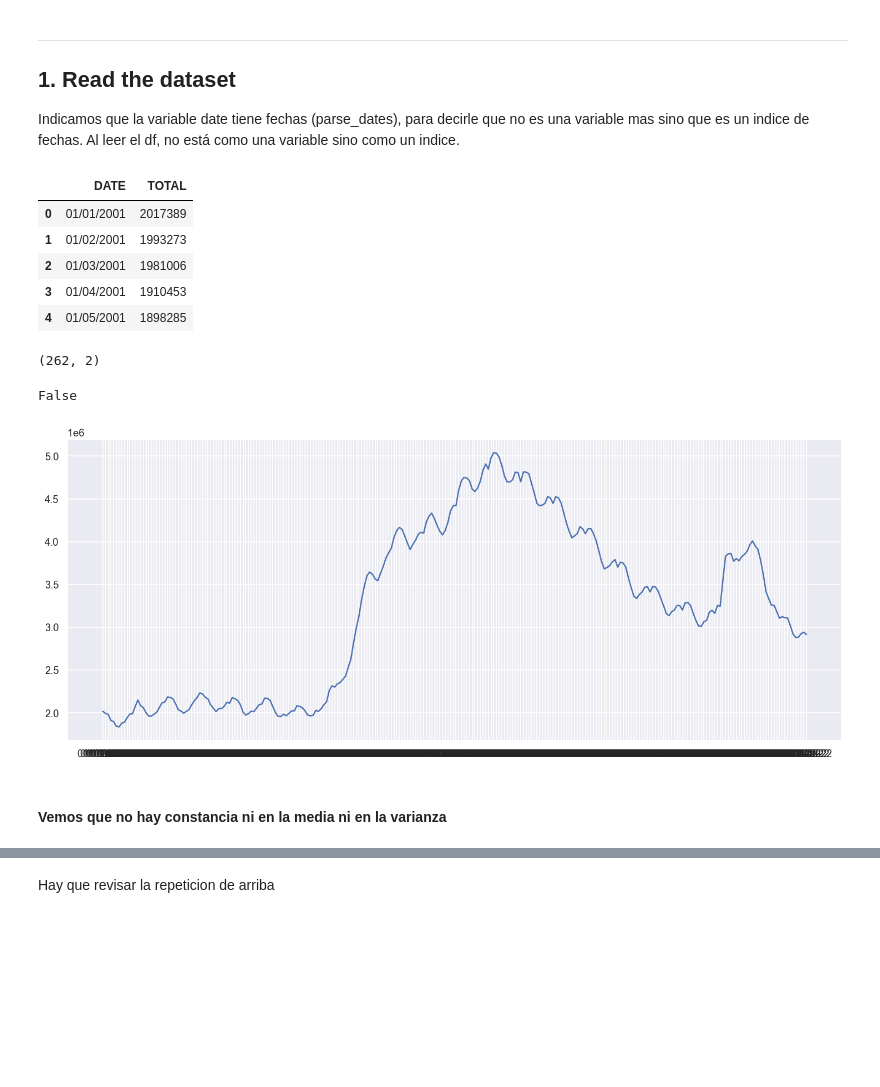
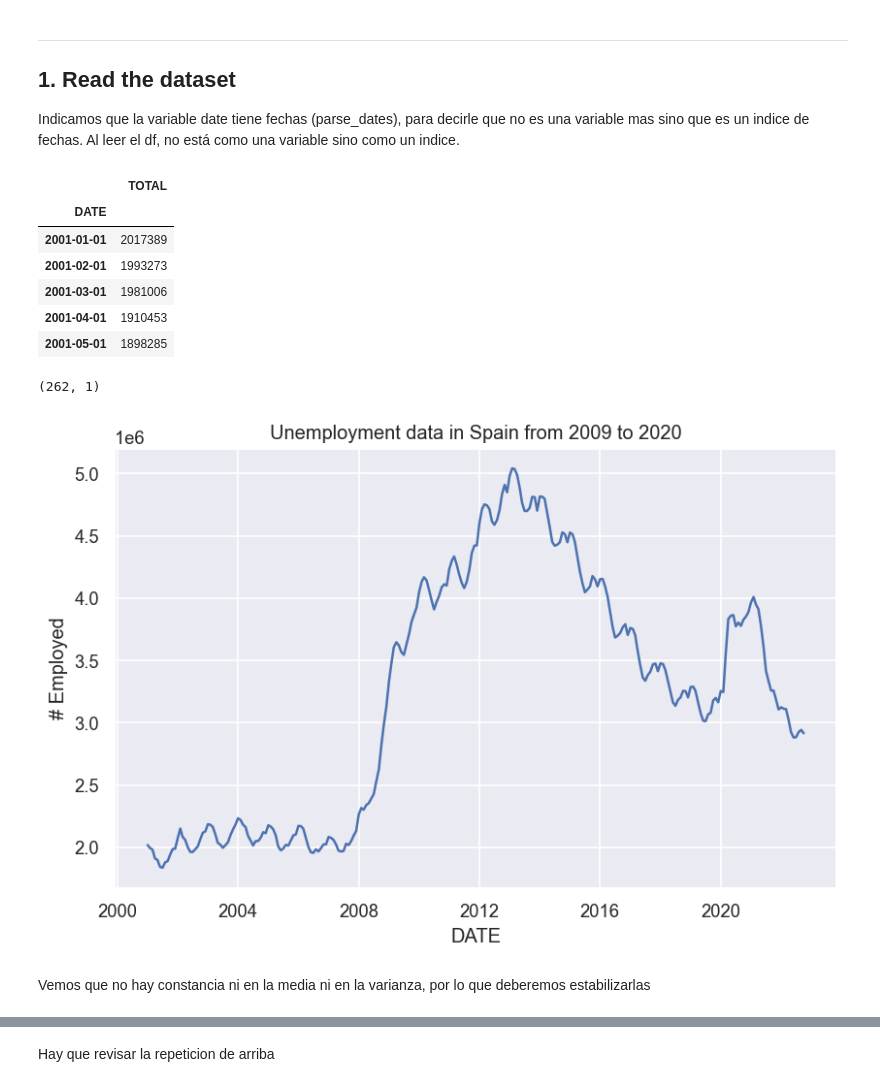
Before and after one commit to MartaSimon/ML_A2, a Jupyter notebook: scriptMarta.ipynb, the cells around one changed output, grey strips where cells are left out. Drawn from its saved outputs; the diff is of its cells as text; code cells hidden in the pictures; blank space fills up the shorter version.

Commit message:
Varianza bien estabilizada. DF con fechas parseadas. Revisar plot de analisis de residuos

```diff
--- a/scriptMarta.ipynb
+++ b/scriptMarta.ipynb
@@ -54,31 +54,32 @@ torch installation could not be found, only numpy activation functions allowed
 Indicamos que la variable date tiene fechas (parse_dates), para decirle que no es una variable mas sino que es un indice de fechas. Al leer el df, no está como una variable sino como un indice.
 # %%
 # Import data
-df = pd.read_csv('UnemploymentSpain.dat',sep='\t')
+dateparse = lambda x :datetime.strptime(x ,"%d/%m/%Y")
+
+df = pd.read_csv('UnemploymentSpain.dat',sep='\t', parse_dates=['DATE'], dayfirst=True, date_parser=dateparse, index_col='DATE')
+
 df.head()
 # %% [output]
-|  | DATE | TOTAL |
-| 0 | 01/01/2001 | 2017389 |
-| 1 | 01/02/2001 | 1993273 |
-| 2 | 01/03/2001 | 1981006 |
-| 3 | 01/04/2001 | 1910453 |
-| 4 | 01/05/2001 | 1898285 |
+|  | TOTAL |
+| DATE |  |
+| 2001-01-01 | 2017389 |
+| 2001-02-01 | 1993273 |
+| 2001-03-01 | 1981006 |
+| 2001-04-01 | 1910453 |
+| 2001-05-01 | 1898285 |
 # %%
 df.shape
 # %% [output]
-(262, 2)
+(262, 1)
-# %%
-#Comprobamos si el df tiene fechas duplicadas
-df.DATE.duplicated().any()
-# %% [output]
-False
 # %%
-plt.figure(figsize=(15, 6))
-plt.plot(df['DATE'], df['TOTAL'])
+# Plotting a time series
+fig, ax = plt.subplots()
+ax.plot('TOTAL', data=df)
+ax.set(title='Unemployment data in Spain from 2009 to 2020', xlabel='DATE', ylabel='# Employed')
 plt.show()
 # %% [output]
-[figure, old version]
+[figure, new version]
 # %% [markdown]
-#### Vemos que no hay constancia ni en la media ni en la varianza
+Vemos que no hay constancia ni en la media ni en la varianza, por lo que deberemos estabilizarlas
 # %%
 df_uneployment = df[['TOTAL']] # Maintain data.frame format for column
```
Also changed, not shown: parts of 18 cells of this notebook.
